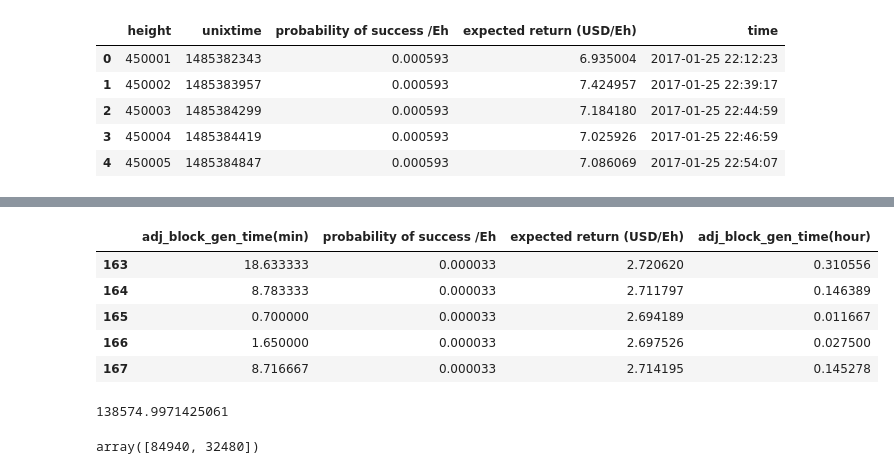
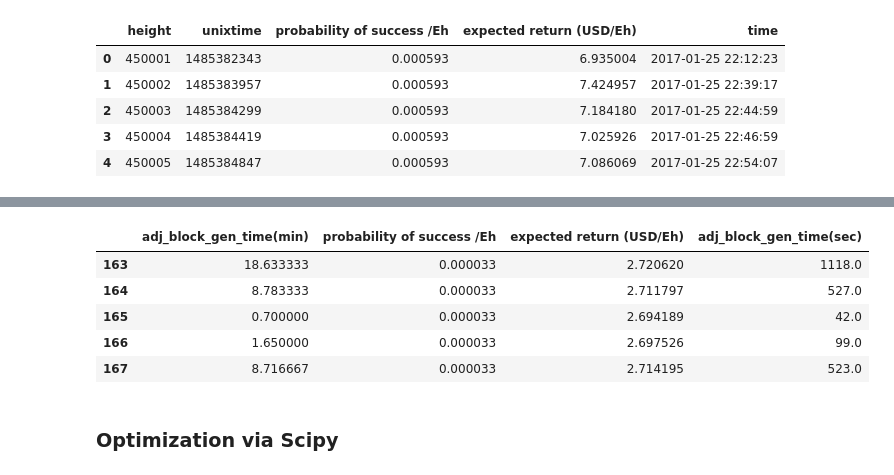
Before and after one commit to okuchap/DAA_Lucas, a Jupyter notebook: notebook/empirical_analysis.ipynb, the cells around one changed output, grey strips where cells are left out. Drawn from its saved outputs; the diff is of its cells as text; code cells hidden in the pictures.

```diff
--- a/notebook/empirical_analysis.ipynb
+++ b/notebook/empirical_analysis.ipynb
@@ -137,12 +137,12 @@ df_BTC_2018OctDec.head()
 | 167 | 543839 | 1538353463 | 0.000033 | 2.714195 | 2018-10-01 00:24:23 | 1538353463 | ... |
 # %%
 df = df_BTC_2018OctDec.loc[:, ['adj_block_gen_time(min)', 'probability of success /Eh', 'expected return (USD/Eh)']]
-df['adj_block_gen_time(hour)'] = df['adj_block_gen_time(min)']/60
+df['adj_block_gen_time(sec)'] = df['adj_block_gen_time(min)']*60
 df.head()
 # %% [output]
-|  | adj_block_gen_time(min) | probability of success /Eh | expected return (USD/Eh) | adj_block_gen_time(hour) |
-| 163 | 18.633333 | 0.000033 | 2.720620 | 0.310556 |
-| 164 | 8.783333 | 0.000033 | 2.711797 | 0.146389 |
-| 165 | 0.700000 | 0.000033 | 2.694189 | 0.011667 |
-| 166 | 1.650000 | 0.000033 | 2.697526 | 0.027500 |
-| 167 | 8.716667 | 0.000033 | 2.714195 | 0.145278 |
+|  | adj_block_gen_time(min) | probability of success /Eh | expected return (USD/Eh) | adj_block_gen_time(sec) |
+| 163 | 18.633333 | 0.000033 | 2.720620 | 1118.0 |
+| 164 | 8.783333 | 0.000033 | 2.711797 | 527.0 |
+| 165 | 0.700000 | 0.000033 | 2.694189 | 42.0 |
+| 166 | 1.650000 | 0.000033 | 2.697526 | 99.0 |
+| 167 | 8.716667 | 0.000033 | 2.714195 | 523.0 |
@@ -183,8 +149,2 @@ opt_ll, opt_params = greedy_max_ll(params_list, df)
-# %%
-opt_ll
-# %% [output]
-138574.9971425061
-# %%
-opt_params
-# %% [output]
-array([84940, 32480])
+# %% [markdown]
+### Optimization via Scipy
```
Also changed, not shown: parts of 22 cells of this notebook, 1 other file.
